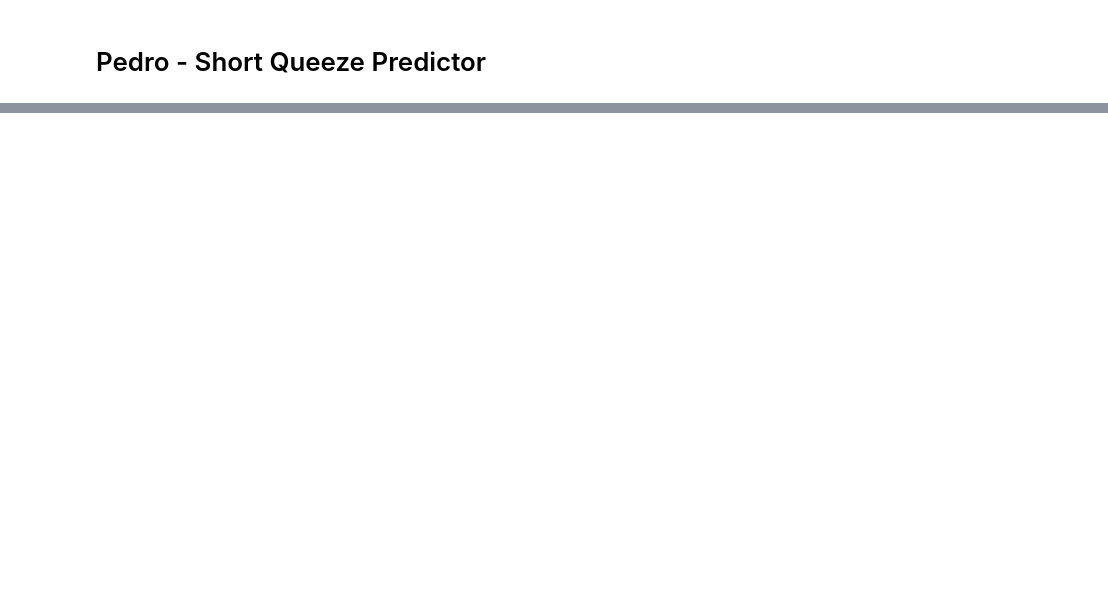
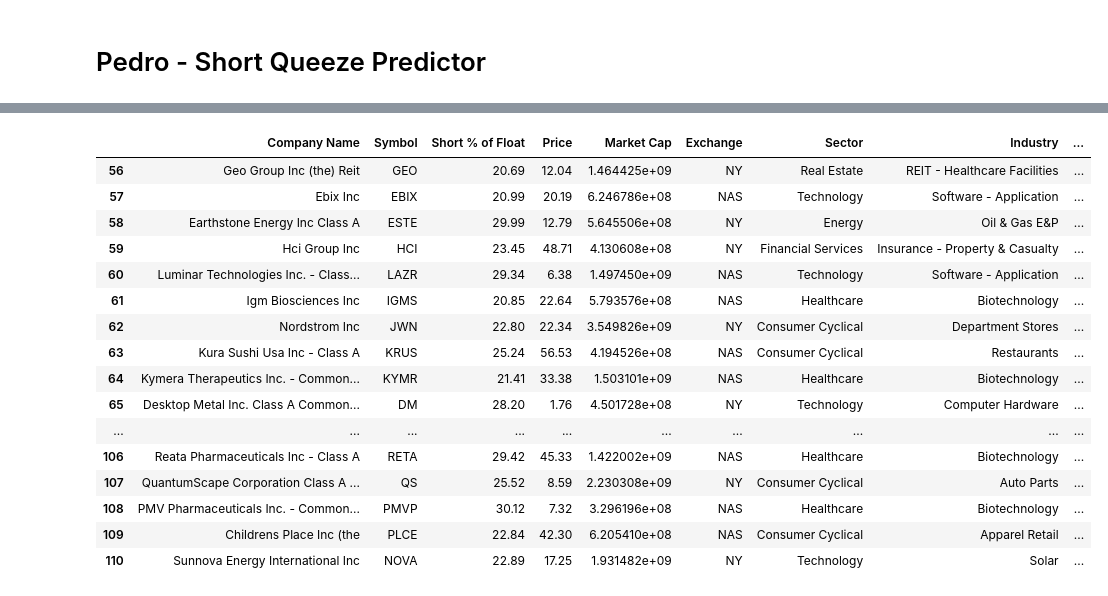
Before and after one commit to regulolanz/Pedro-Short-Squeeze-Predictor, a Jupyter notebook: Pedro.ipynb, the cells around one changed output, grey strips where cells are left out. Saved outputs shown, nothing was run; the diff lists cells and outputs as text; code cells hidden in the pictures; blank space fills up the shorter version.

```diff
--- a/Pedro.ipynb
+++ b/Pedro.ipynb
@@ -81,0 +7,6 @@ Index: []
+# %%
+# Read the 2023_Short-Interest-Data.csv file from the Resources folder into a Pandas DataFrame
+companies_df = pd.read_csv(Path("Resources/2023_Short-Interest-Data.csv"))
+
+# Review the DataFrame
+companies_df.head()
@@ -81,0 +20,24 @@ Index: []
+# %%
+# Filter the DataFrame for rows with 'Record Date' equal to '2023-01-25'
+filtered_df = companies_df[companies_df['Record Date'] == '2023-01-25']
+
+# Display the filtered DataFrame
+filtered_df
+# %% [output]
+|  | Company Name | Symbol | Short % of Float | Price | Market Cap | Exchange | Sector | Industry | ... |
+| 56 | Geo Group Inc (the) Reit | GEO | 20.69 | 12.04 | 1.464425e+09 | NY | Real Estate | REIT - Healthcare Facilities | ... |
+| 57 | Ebix Inc | EBIX | 20.99 | 20.19 | 6.246786e+08 | NAS | Technology | Software - Application | ... |
+| 58 | Earthstone Energy Inc Class A | ESTE | 29.99 | 12.79 | 5.645506e+08 | NY | Energy | Oil & Gas E&P | ... |
+| 59 | Hci Group Inc | HCI | 23.45 | 48.71 | 4.130608e+08 | NY | Financial Services | Insurance - Property & Casualty | ... |
+| 60 | Luminar Technologies Inc. - Class... | LAZR | 29.34 | 6.38 | 1.497450e+09 | NAS | Technology | Software - Application | ... |
+| 61 | Igm Biosciences Inc | IGMS | 20.85 | 22.64 | 5.793576e+08 | NAS | Healthcare | Biotechnology | ... |
+| 62 | Nordstrom Inc | JWN | 22.80 | 22.34 | 3.549826e+09 | NY | Consumer Cyclical | Department Stores | ... |
+| 63 | Kura Sushi Usa Inc - Class A | KRUS | 25.24 | 56.53 | 4.194526e+08 | NAS | Consumer Cyclical | Restaurants | ... |
+| 64 | Kymera Therapeutics Inc. - Common... | KYMR | 21.41 | 33.38 | 1.503101e+09 | NAS | Healthcare | Biotechnology | ... |
+| 65 | Desktop Metal Inc. Class A Common... | DM | 28.20 | 1.76 | 4.501728e+08 | NY | Technology | Computer Hardware | ... |
+| ... | ... | ... | ... | ... | ... | ... | ... | ... | ... |
+| 106 | Reata Pharmaceuticals Inc - Class A | RETA | 29.42 | 45.33 | 1.422002e+09 | NAS | Healthcare | Biotechnology | ... |
+| 107 | QuantumScape Corporation Class A ... | QS | 25.52 | 8.59 | 2.230308e+09 | NY | Consumer Cyclical | Auto Parts | ... |
+| 108 | PMV Pharmaceuticals Inc. - Common... | PMVP | 30.12 | 7.32 | 3.296196e+08 | NAS | Healthcare | Biotechnology | ... |
+| 109 | Childrens Place Inc (the | PLCE | 22.84 | 42.30 | 6.205410e+08 | NAS | Consumer Cyclical | Apparel Retail | ... |
+| 110 | Sunnova Energy International Inc | NOVA | 22.89 | 17.25 | 1.931482e+09 | NY | Technology | Solar | ... |
```
Also changed, not shown: parts of 7 cells of this notebook.
